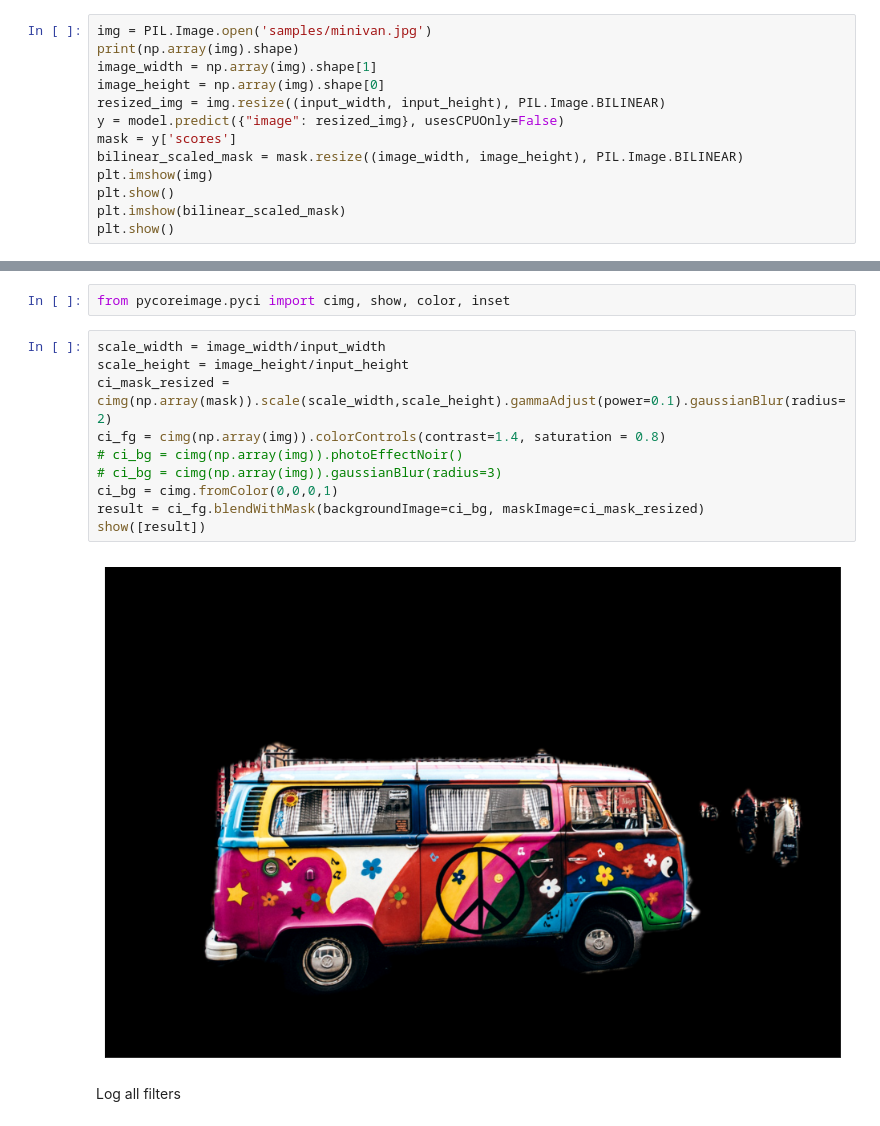
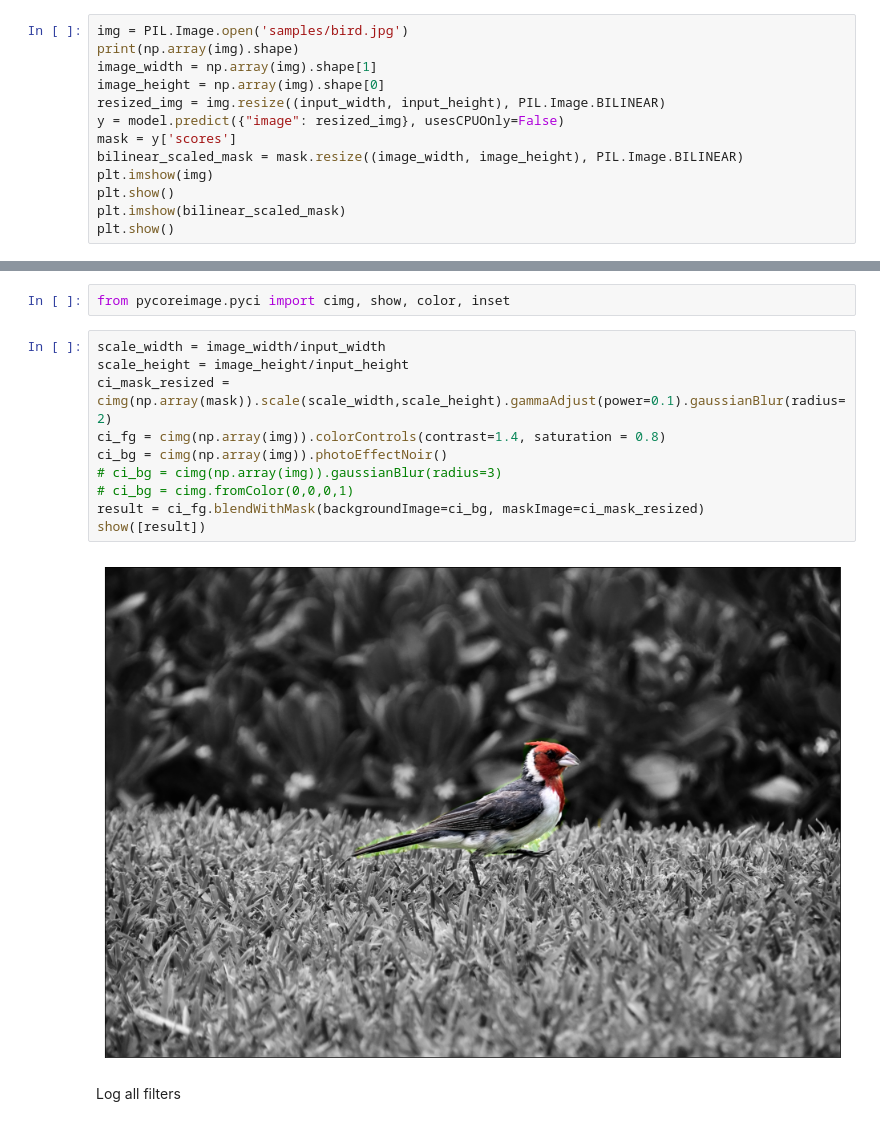
Before and after one commit to matthieurouif/filter_segmentation, a Jupyter notebook: fine_tuning_model.ipynb, the cells around one changed output, grey strips where cells are left out. Drawn from its saved outputs; the diff is of its cells as text.

```diff
--- a/fine_tuning_model.ipynb
+++ b/fine_tuning_model.ipynb
@@ -38,7 +38,7 @@ output {
   license: "Apache License"
 }
 # %%
-img = PIL.Image.open('samples/minivan.jpg')
+img = PIL.Image.open('samples/bird.jpg')
 print(np.array(img).shape)
 image_width = np.array(img).shape[1]
 image_height = np.array(img).shape[0]
@@ -62,15 +62,15 @@ from pycoreimage.pyci import cimg, show, color, inset
 # %%
 scale_width = image_width/input_width
 scale_height = image_height/input_height
 ci_mask_resized = cimg(np.array(mask)).scale(scale_width,scale_height).gammaAdjust(power=0.1).gaussianBlur(radius=2)
 ci_fg = cimg(np.array(img)).colorControls(contrast=1.4, saturation = 0.8)
-# ci_bg = cimg(np.array(img)).photoEffectNoir()
+ci_bg = cimg(np.array(img)).photoEffectNoir()
 # ci_bg = cimg(np.array(img)).gaussianBlur(radius=3)
-ci_bg = cimg.fromColor(0,0,0,1)
+# ci_bg = cimg.fromColor(0,0,0,1)
 result = ci_fg.blendWithMask(backgroundImage=ci_bg, maskImage=ci_mask_resized)
 show([result])
 # %% [output]
-[figure, old version]
+[figure, new version]
 # %% [markdown]
 Log all filters
 # %%
```
Also changed, not shown: parts of 5 cells of this notebook, 20 other files.
